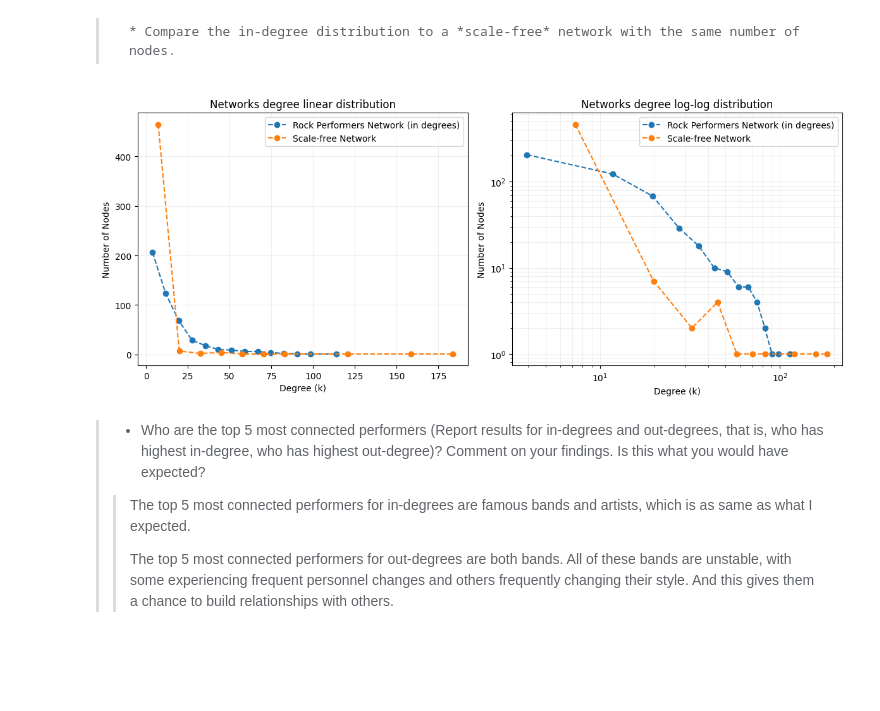
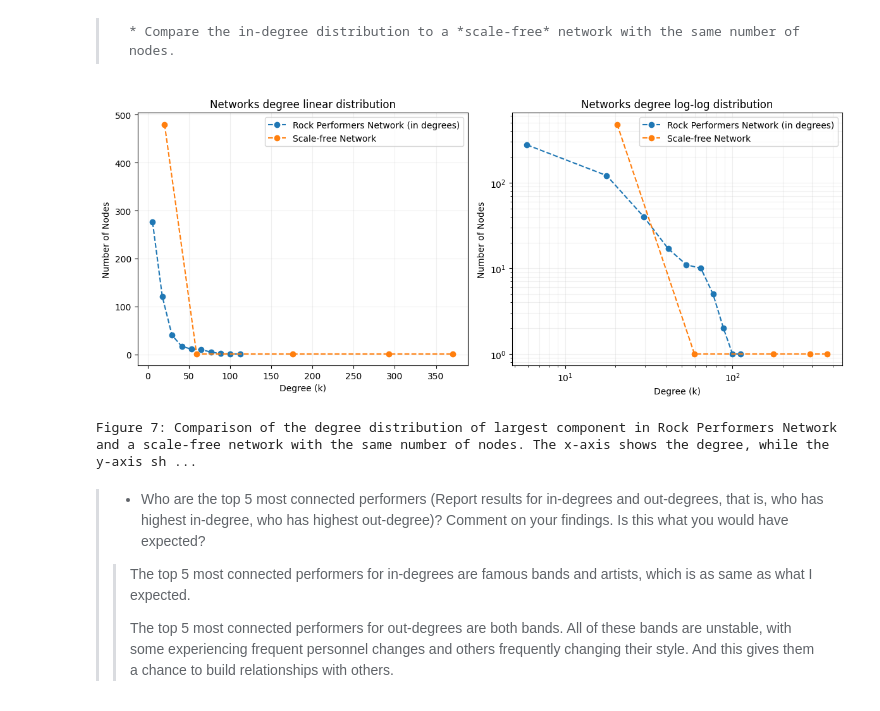
Before and after one commit to ChuhanZhou/02805_assignments, a Jupyter notebook: my_assignment1.ipynb, the cells around one changed output. Saved outputs shown, nothing was run; the diff lists cells and outputs as text; code cells hidden in the pictures; blank space fills up the shorter version.

```diff
--- a/my_assignment1.ipynb
+++ b/my_assignment1.ipynb
@@ -322,15 +334,17 @@ show_degree_distribution(show_info,15,True,"--o")
 # %%
 ba_net = nx.scale_free_graph(len(rp_dg_net.nodes))
 ba_degrees = list(dict(ba_net.degree).values())
 
 show_info = [
     [rp_in_degrees,"Rock Performers Network (in degrees)"],
     [ba_degrees,"Scale-free Network"]
 ]
 
-show_degree_distribution(show_info,15,True,"--o")
+show_degree_distribution(show_info,10,True,"--o")
+print("Figure 7: Comparison of the degree distribution of largest component in Rock Performers Network and a scale-free network with the same number of nodes. The x-axis shows the degree, while the y-axis shows the number of nodes.")
 # %% [output]
-[figure, old version]
+[figure, new version]
+Figure 7: Comparison of the degree distribution of largest component in Rock Performers Network and a scale-free network with the same number of nodes. The x-axis shows the degree, while the y-axis sh ...
 # %% [markdown]
 > * Who are the top 5 most connected performers (Report results for in-degrees and out-degrees, that is, who has highest in-degree, who has highest out-degree)? Comment on your findings. Is this what you would have expected?
 >> The top 5 most connected performers for in-degrees are famous bands and artists, which is as same as what I expected.
```
Also changed, not shown: parts of 10 cells of this notebook.
